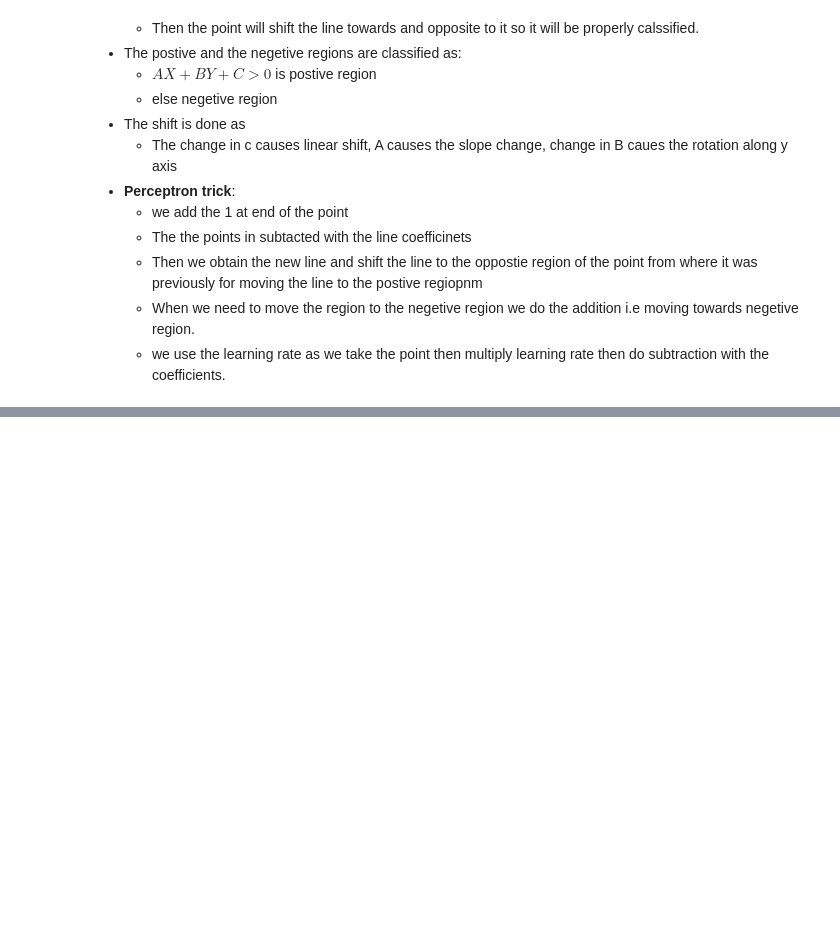
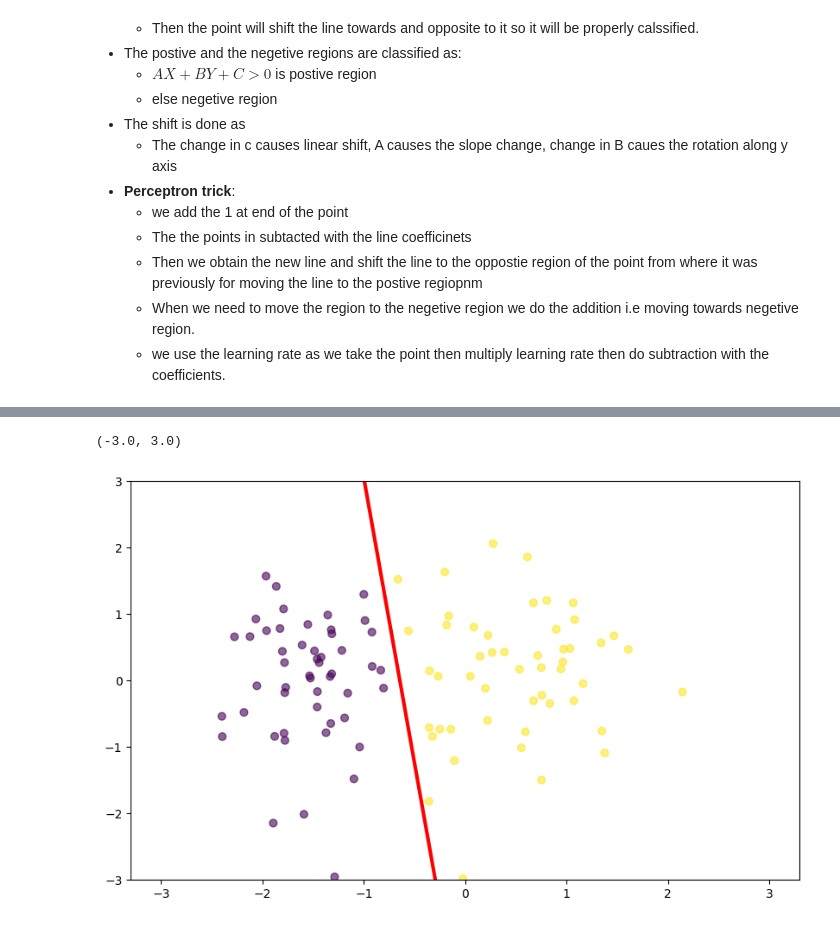
Before and after one commit to khanalasmit/Deep_learning, a Jupyter notebook: Day-3/training.ipynb, the cells around one changed output, grey strips where cells are left out. Saved outputs shown, nothing was run; the diff lists cells and outputs as text; code cells hidden in the pictures; blank space fills up the shorter version.

```diff
--- a/Day-3/training.ipynb
+++ b/Day-3/training.ipynb
@@ -66,0 +77,10 @@ plt.show()
+# %%
+def perceptron(X,y):
+    X=np.insert(X,0,1,axis=1)#adding 1 at the end of each values
+    weights=np.ones(X.shape[1])#initalizing weights
+    lr=0.1#setting the learning rate to 0.1
+    for i in range(1000):
+        j=np.random.randint(0,100)
+        y_hat=step(np.dot(X[j],weights))
+        weights=weights+lr*(y[j]-y_hat)*X[j]
+    return weights[0],weights[1:]
@@ -66,0 +90,2 @@ plt.show()
+# %%
+intercept,coef=perceptron(X,y)
@@ -66,0 +96,14 @@ plt.show()
+# %%
+m=-(coef[0]/coef[1])
+c=-intercept/coef[1]
+# %%
+#plotting
+x_input=np.linspace(-3,3,100)
+y_input=m*x_input+c
+plt.figure(figsize=(10,6))
+plt.plot(x_input,y_input,color='red',linewidth=3)
+plt.scatter(X[:, 0], X[:, 1], c=y, cmap='viridis', s=40, alpha=0.6)
+plt.ylim(-3,3)
+# %% [output]
+(-3.0, 3.0)
+[figure, added]
```
Also changed, not shown: parts of 5 cells of this notebook.
